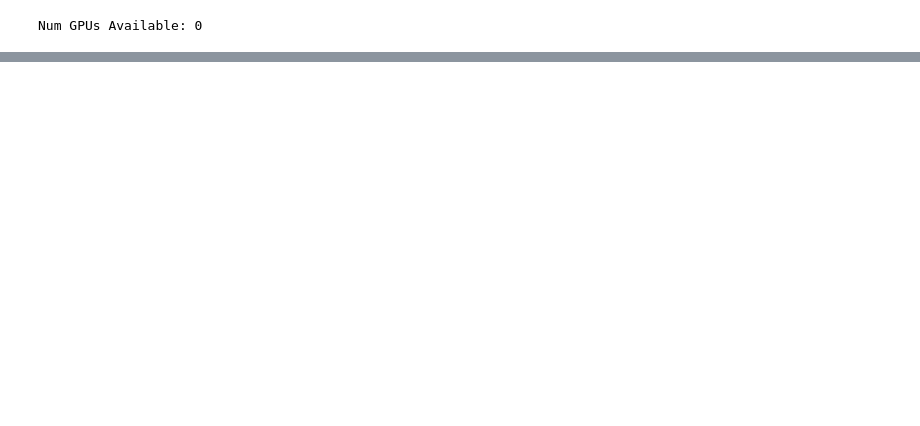
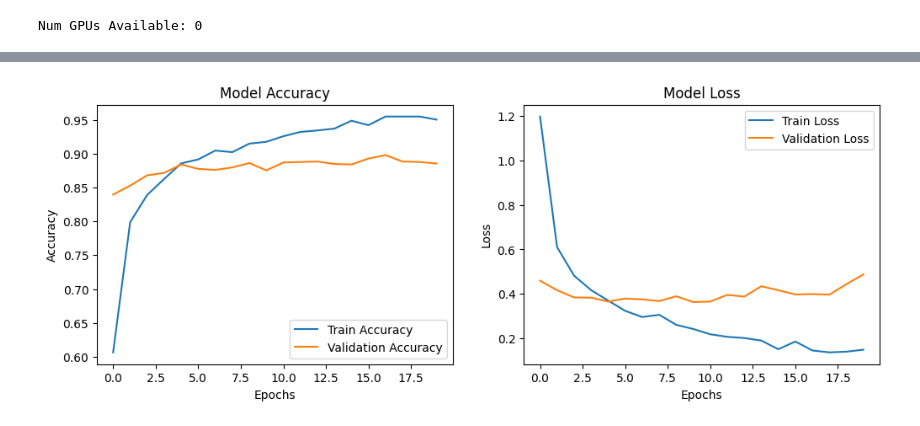
Before and after one commit to djcosta2/207_Final_Project, a Jupyter notebook: sandbox/Theo_initial.ipynb, the cells around one changed output, grey strips where cells are left out. Drawn from its saved outputs; the diff is of its cells as text; code cells hidden in the pictures; blank space fills up the shorter version.

```diff
--- a/sandbox/Theo_initial.ipynb
+++ b/sandbox/Theo_initial.ipynb
@@ -284,0 +247,13 @@ Epoch 10/10
+# %%
+import numpy as np
+
+# Load the saved features and labels
+data = np.load("weather_features.npz")
+
+# Extract X (features) and y (labels)
+X = data["X"]
+y = data["y"]
+
+# Print shapes to verify
+print("Loaded X shape:", X.shape)
+print("Loaded y shape:", y.shape)
@@ -284,0 +263,65 @@ Epoch 10/10
+# %%
+import tensorflow as tf
+from tensorflow import keras
+from tensorflow.keras import layers
+import matplotlib.pyplot as plt
+from sklearn.model_selection import train_test_split
+from tensorflow.keras.utils import to_categorical
+
+
+# Define input shape based on X dataset
+input_shape = (2048,)  # Feature vector length
+
+# Split data into train and validation sets
+X_train, X_val, y_train, y_val = train_test_split(X, y, test_size=0.2, random_state=1234)
+
+# Convert labels to one-hot encoding for categorical loss
+num_classes = len(set(y))  # Number of unique classes
+y_train_one_hot = to_categorical(y_train, num_classes)
+y_val_one_hot = to_categorical(y_val, num_classes)
+
+# Build the Fully Connected Model
+model = keras.Sequential([
+    layers.Input(shape=input_shape),  # Input layer
+    layers.Dense(512, activation='relu'),
+    layers.Dropout(0.5),  # Regularization
+    layers.Dense(256, activation='relu'),
+    layers.Dropout(0.5),
+    layers.Dense(128, activation='relu'),
+    layers.Dense(num_classes, activation='softmax')  # Output layer for multiclass classification
+])
+
+# Compile the model
+model.compile(
+    optimizer='adam',
+    loss='categorical_crossentropy',
+    metrics=['accuracy']
+)
+
+# Train the model
+epochs = 20
+history = model.fit(X_train, y_train_one_hot,
+                    validation_data=(X_val, y_val_one_hot),
+                    epochs=epochs,
+                    batch_size=32)
+
+# Plot training results
+plt.figure(figsize=(12, 4))
+plt.subplot(1, 2, 1)
+plt.plot(history.history['accuracy'], label='Train Accuracy')
+plt.plot(history.history['val_accuracy'], label='Validation Accuracy')
+plt.xlabel('Epochs')
+plt.ylabel('Accuracy')
+plt.legend()
+plt.title('Model Accuracy')
+
+plt.subplot(1, 2, 2)
+plt.plot(history.history['loss'], label='Train Loss')
+plt.plot(history.history['val_loss'], label='Validation Loss')
+plt.xlabel('Epochs')
+plt.ylabel('Loss')
+plt.legend()
+plt.title('Model Loss')
+
+plt.show()
+# %% [output]
@@ -284,0 +345 @@ Epoch 10/10
+[figure, added]
```
Also changed, not shown: parts of 7 cells of this notebook, 1 other file.
